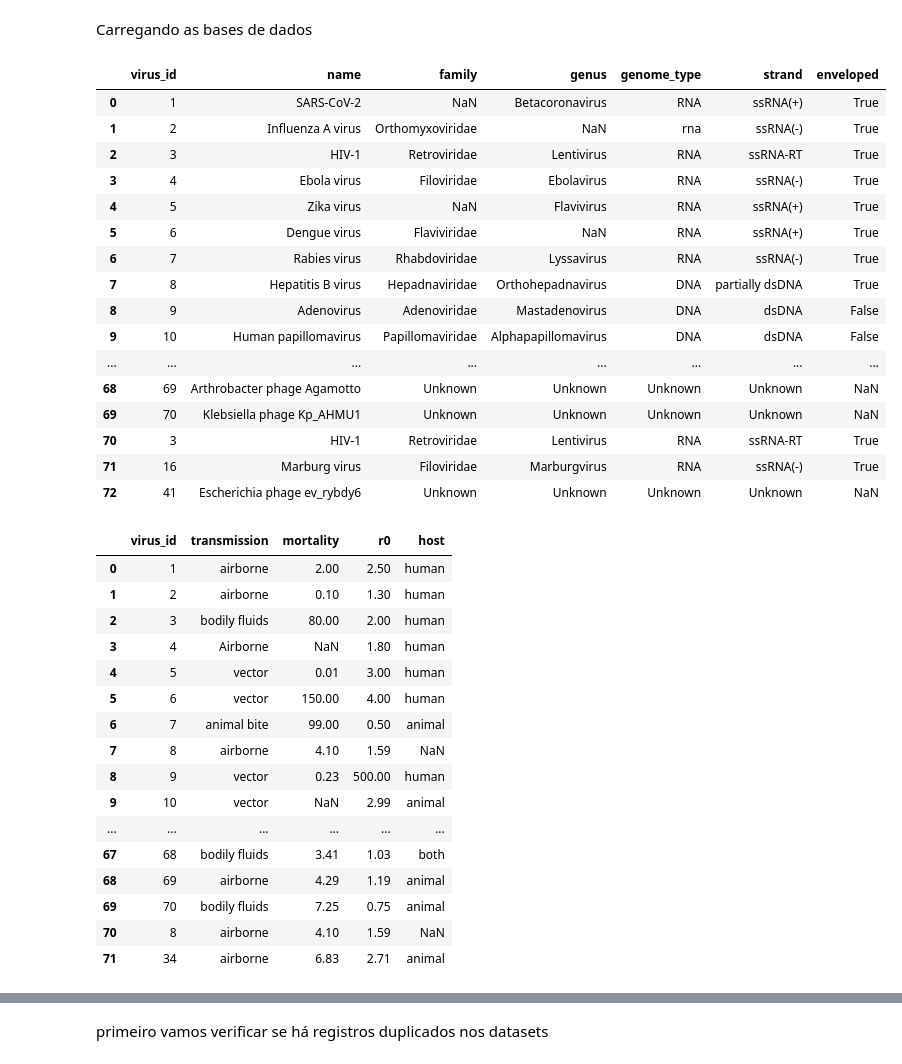
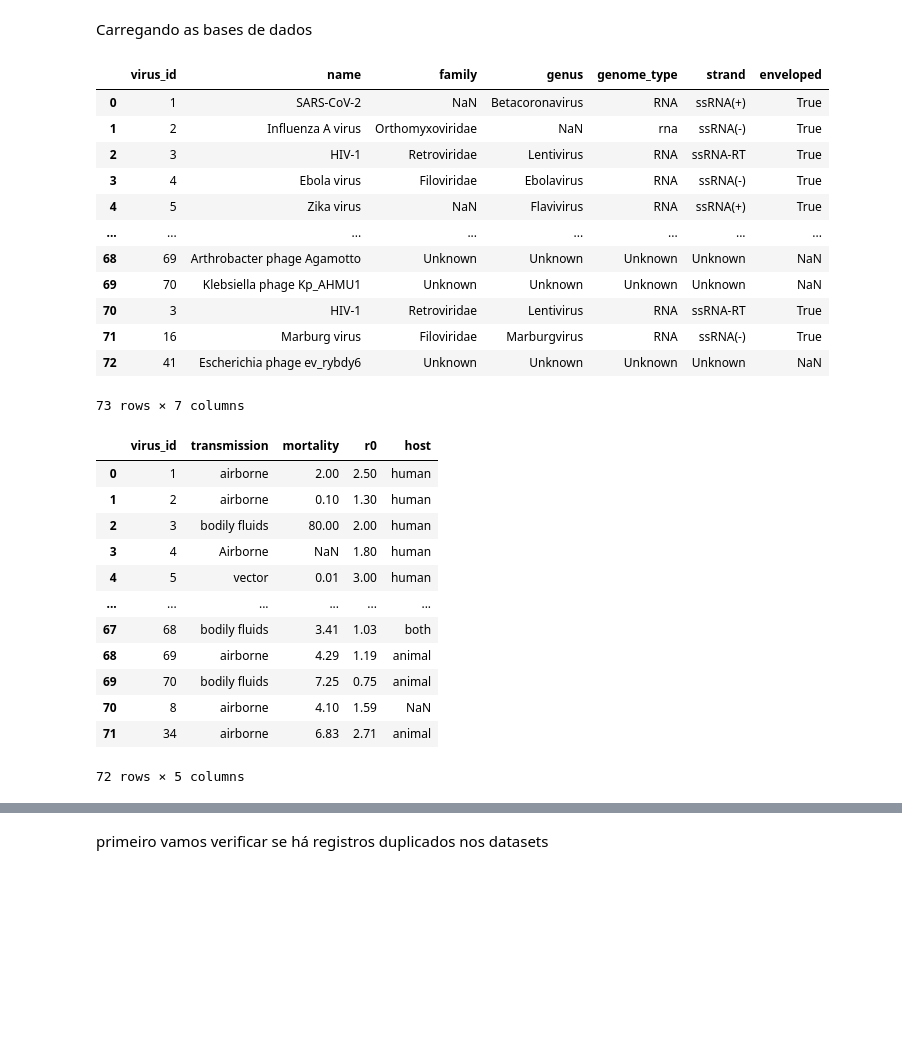
Before and after one commit to kenedysilva27/virus-risk, a Jupyter notebook: notebooks/EDA_Tratamento.ipynb, the cells around one changed output, grey strips where cells are left out. Saved outputs shown, nothing was run; the diff lists cells and outputs as text; code cells hidden in the pictures; blank space fills up the shorter version.

```diff
--- a/notebooks/EDA_Tratamento.ipynb
+++ b/notebooks/EDA_Tratamento.ipynb
@@ -6,28 +6,24 @@ import numpy as np
 # %% [markdown]
 Carregando as bases de dados
 # %%
-virus_core_dataset = pd.read_csv('C:/Users/kened/OneDrive/Desktop/Estudos/Lean/data/raw/virus_core.csv')
+virus_core_dataset = pd.read_csv('../data/raw/virus_core.csv')
 virus_core_dataset
 # %% [output]
 |  | virus_id | name | family | genus | genome_type | strand | enveloped |
 | 0 | 1 | SARS-CoV-2 | NaN | Betacoronavirus | RNA | ssRNA(+) | True |
 | 1 | 2 | Influenza A virus | Orthomyxoviridae | NaN | rna | ssRNA(-) | True |
 | 2 | 3 | HIV-1 | Retroviridae | Lentivirus | RNA | ssRNA-RT | True |
 | 3 | 4 | Ebola virus | Filoviridae | Ebolavirus | RNA | ssRNA(-) | True |
 | 4 | 5 | Zika virus | NaN | Flavivirus | RNA | ssRNA(+) | True |
-| 5 | 6 | Dengue virus | Flaviviridae | NaN | RNA | ssRNA(+) | True |
-| 6 | 7 | Rabies virus | Rhabdoviridae | Lyssavirus | RNA | ssRNA(-) | True |
-| 7 | 8 | Hepatitis B virus | Hepadnaviridae | Orthohepadnavirus | DNA | partially dsDNA | True |
-| 8 | 9 | Adenovirus | Adenoviridae | Mastadenovirus | DNA | dsDNA | False |
-| 9 | 10 | Human papillomavirus | Papillomaviridae | Alphapapillomavirus | DNA | dsDNA | False |
 | ... | ... | ... | ... | ... | ... | ... | ... |
 | 68 | 69 | Arthrobacter phage Agamotto | Unknown | Unknown | Unknown | Unknown | NaN |
 | 69 | 70 | Klebsiella phage Kp_AHMU1 | Unknown | Unknown | Unknown | Unknown | NaN |
 | 70 | 3 | HIV-1 | Retroviridae | Lentivirus | RNA | ssRNA-RT | True |
 | 71 | 16 | Marburg virus | Filoviridae | Marburgvirus | RNA | ssRNA(-) | True |
 | 72 | 41 | Escherichia phage ev_rybdy6 | Unknown | Unknown | Unknown | Unknown | NaN |
+73 rows × 7 columns
 # %%
-virus_epidemiology_dataset = pd.read_csv('C:/Users/kened/OneDrive/Desktop/Estudos/Lean/data/raw/virus_epidemiology.csv')
+virus_epidemiology_dataset = pd.read_csv('../data/raw/virus_epidemiology.csv')
 virus_epidemiology_dataset
 # %% [output]
 |  | virus_id | transmission | mortality | r0 | host |
@@ -36,15 +32,11 @@ virus_epidemiology_dataset
 | 2 | 3 | bodily fluids | 80.00 | 2.00 | human |
 | 3 | 4 | Airborne | NaN | 1.80 | human |
 | 4 | 5 | vector | 0.01 | 3.00 | human |
-| 5 | 6 | vector | 150.00 | 4.00 | human |
-| 6 | 7 | animal bite | 99.00 | 0.50 | animal |
-| 7 | 8 | airborne | 4.10 | 1.59 | NaN |
-| 8 | 9 | vector | 0.23 | 500.00 | human |
-| 9 | 10 | vector | NaN | 2.99 | animal |
 | ... | ... | ... | ... | ... | ... |
 | 67 | 68 | bodily fluids | 3.41 | 1.03 | both |
 | 68 | 69 | airborne | 4.29 | 1.19 | animal |
 | 69 | 70 | bodily fluids | 7.25 | 0.75 | animal |
 | 70 | 8 | airborne | 4.10 | 1.59 | NaN |
 | 71 | 34 | airborne | 6.83 | 2.71 | animal |
+72 rows × 5 columns
 # %%
```
Also changed, not shown: parts of 11 cells of this notebook, 3 other files.
